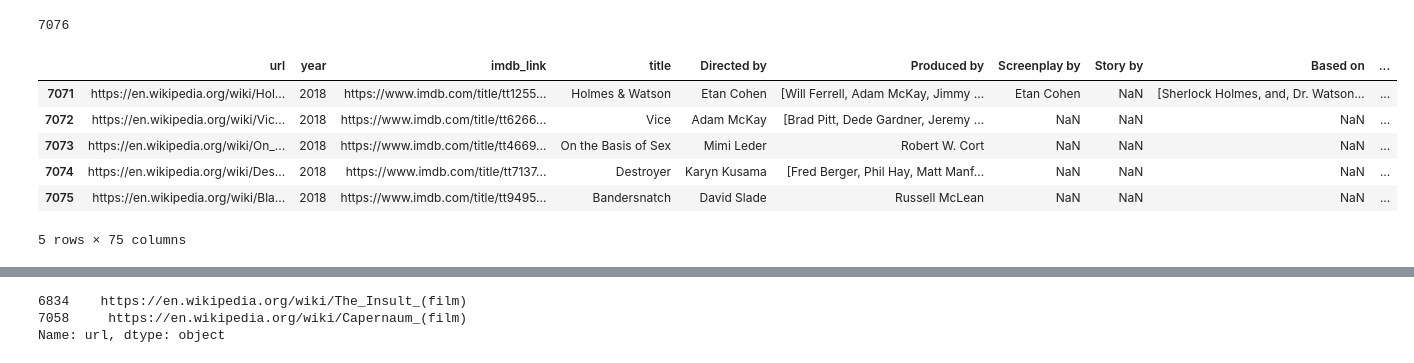
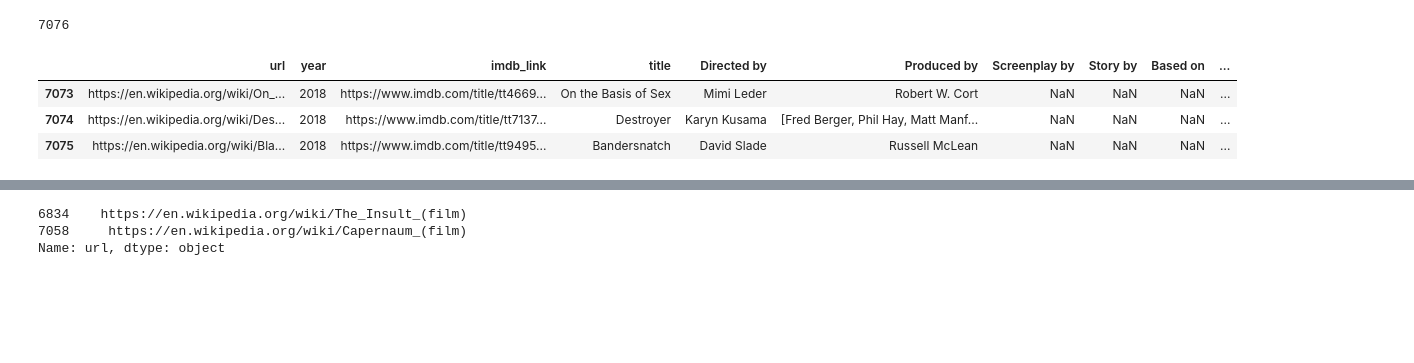
Before and after one commit to m-miley/Movies-ETL, a Jupyter notebook: wiki_movies.ipynb, the cells around one changed output, grey strips where cells are left out. Cells and saved outputs as stored; diff of their text form; code cells hidden in the pictures; blank space fills up the shorter version.

```diff
--- a/wiki_movies.ipynb
+++ b/wiki_movies.ipynb
@@ -152,17 +152,14 @@ len(wiki_movies)
 # %%
 # Create new DF
 wiki_movies_df = pd.DataFrame(wiki_movies)
-wiki_movies_df.tail()
+wiki_movies_df.tail(3)
 
 # note 78 less columns, because filtering JSON before converting to pd.DF
 # %% [output]
 |  | url | year | imdb_link | title | Directed by | Produced by | Screenplay by | Story by | Based on | ... |
-| 7071 | https://en.wikipedia.org/wiki/Hol... | 2018 | https://www.imdb.com/title/tt1255... | Holmes & Watson | Etan Cohen | [Will Ferrell, Adam McKay, Jimmy ... | Etan Cohen | NaN | [Sherlock Holmes, and, Dr. Watson... | ... |
-| 7072 | https://en.wikipedia.org/wiki/Vic... | 2018 | https://www.imdb.com/title/tt6266... | Vice | Adam McKay | [Brad Pitt, Dede Gardner, Jeremy ... | NaN | NaN | NaN | ... |
 | 7073 | https://en.wikipedia.org/wiki/On_... | 2018 | https://www.imdb.com/title/tt4669... | On the Basis of Sex | Mimi Leder | Robert W. Cort | NaN | NaN | NaN | ... |
 | 7074 | https://en.wikipedia.org/wiki/Des... | 2018 | https://www.imdb.com/title/tt7137... | Destroyer | Karyn Kusama | [Fred Berger, Phil Hay, Matt Manf... | NaN | NaN | NaN | ... |
 | 7075 | https://en.wikipedia.org/wiki/Bla... | 2018 | https://www.imdb.com/title/tt9495... | Bandersnatch | David Slade | Russell McLean | NaN | NaN | NaN | ... |
-5 rows × 75 columns
 # %%
 # Go back up and filter TV shows by adding 'No. of episodes' to list comp, not in movie
 # %%
```
Also changed, not shown: parts of 75 cells of this notebook.
